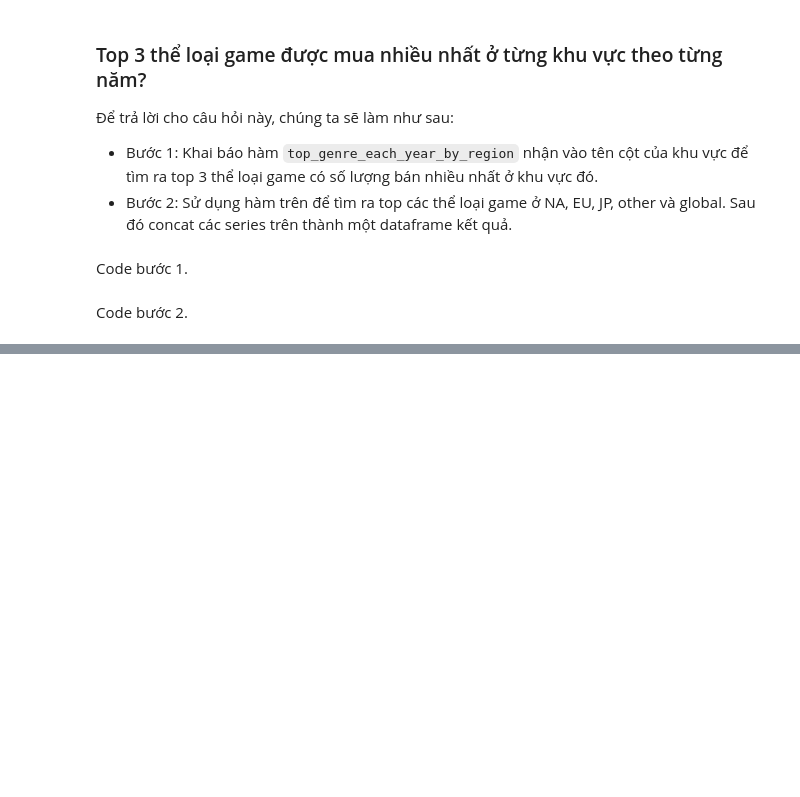
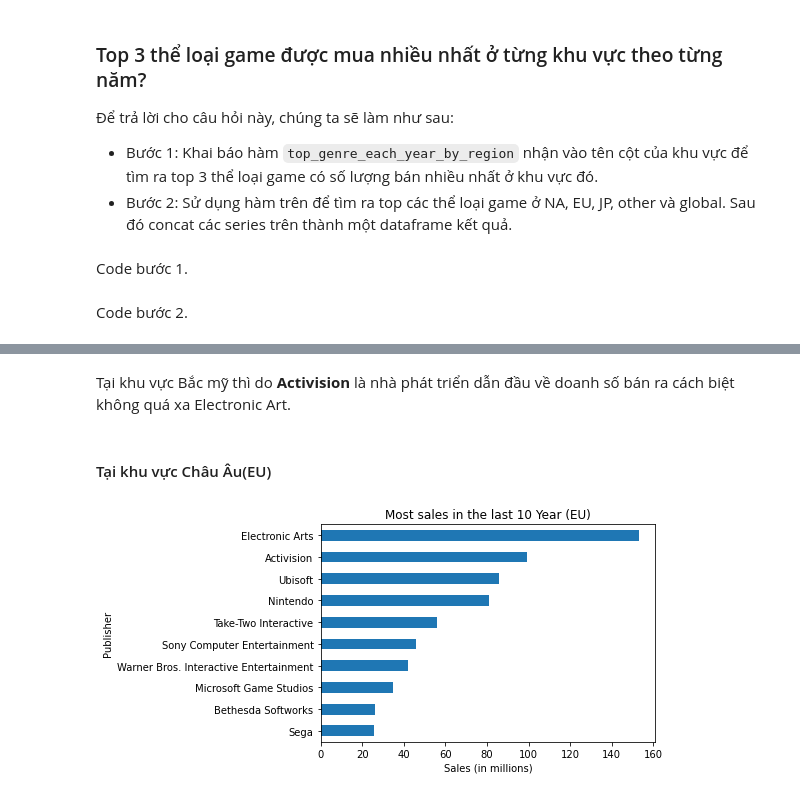
Before and after one commit to longtt2705/p4ds-Final, a Jupyter notebook: Final.ipynb, the cells around one changed output, grey strips where cells are left out. Cells and saved outputs as stored; diff of their text form; code cells hidden in the pictures; blank space fills up the shorter version.

```diff
--- a/Final.ipynb
+++ b/Final.ipynb
@@ -293,0 +326,13 @@ df.head()
+# %% [markdown]
+Tại khu vực Bắc mỹ thì do **Activision** là nhà phát triển dẫn đầu về doanh số bán ra cách biệt không quá xa Electronic Art.
+# %% [markdown]
+#### Tại khu vực Châu Âu(EU)
+# %%
+df=vgsales_df
+pEU=df[df["Year"]>2009].groupby('Publisher')
+pEU=pEU.EU_Sales.sum()
+pEU=pEU.sort_values().tail(10)
+pEU.plot.barh(title='Most sales in the last 10 Year (EU)');
+plt.xlabel('Sales (in millions)');
+# %% [output]
+[figure, added]
```
Also changed, not shown: parts of 35 cells of this notebook.
